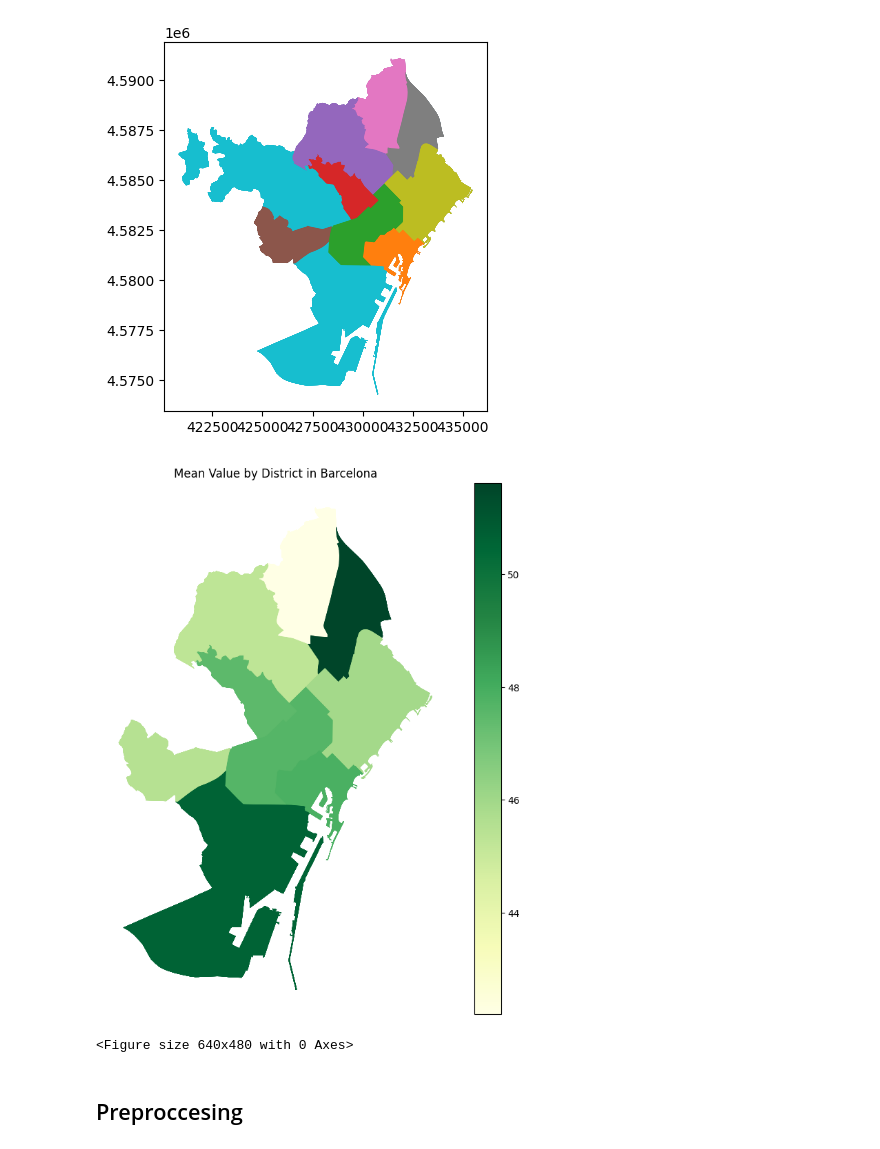
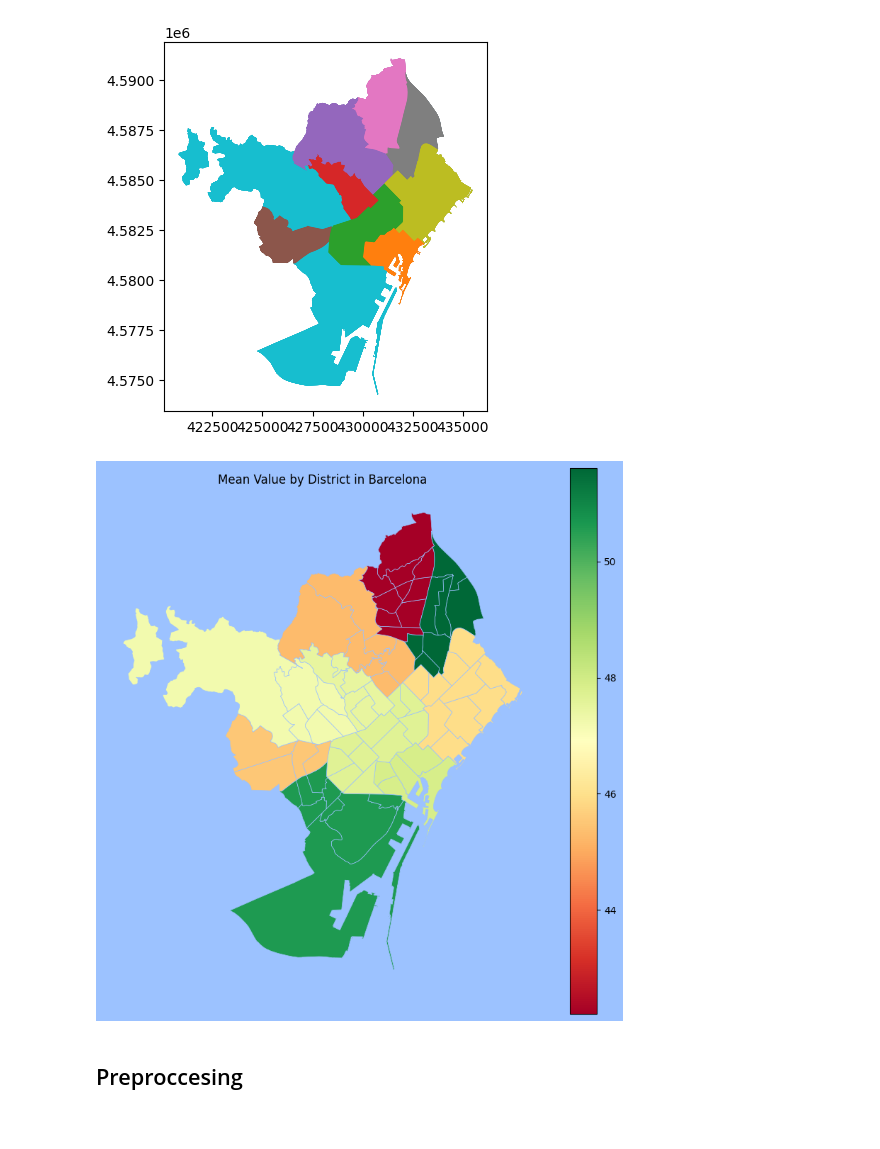
Before and after one commit to adraco007/Pollution_Health_BCN, a Jupyter notebook: EDA_preprocess.ipynb, the cells around one changed output. Saved outputs shown, nothing was run; the diff lists cells and outputs as text; code cells hidden in the pictures.

Commit message:
FIX barcelona plots

```diff
--- a/EDA_preprocess.ipynb
+++ b/EDA_preprocess.ipynb
@@ -310,7 +310,7 @@ district_mapping = {
     '02': 'Eixample',
     '03': 'Sants-Montjuïc',
     '04': 'Les Corts',
-    '05': 'Sarri Sant-Gervasi',
+    '05': 'Sarria Sant-Gervasi',
     '06': 'Gràcia',
     '07': 'Horta-Guinardo',
     '08': 'Nou Barris',
@@ -336,14 +336,14 @@ barcelona_data_merged = districts.merge(mean_value_by_district, how='left', on='
 # %%
 
 # Plot the map
 fig, ax = plt.subplots(1, 1, figsize=(10, 10))
-barcelona_data_merged.plot(column='performance', cmap='YlGn',ax=ax, legend=True)
+barcelona_data_merged.plot(column='performance', cmap='RdYlGn',edgecolor='#9CC2FF', linewidth=0.5, ax=ax, legend=True)
 plt.title('Mean Value by District in Barcelona')
+fig.set_facecolor("#9cc2ff")
 ax.set_axis_off()
 plt.show()
 # %% [output]
-[figure, old version]
+[figure, new version]
-<Figure size 640x480 with 0 Axes>
 # %% [markdown]
 ## Preproccesing
 # %% [markdown]
```
